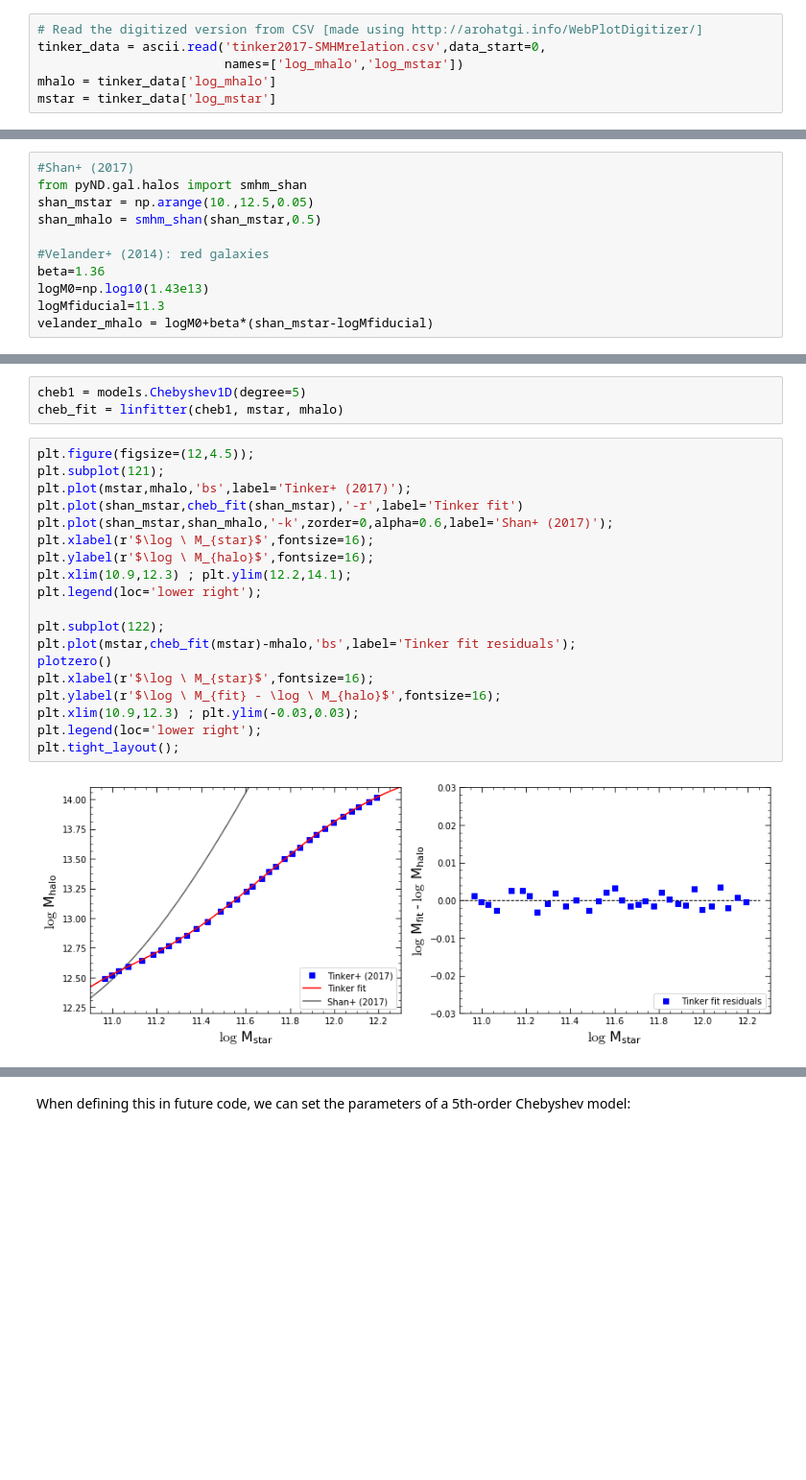
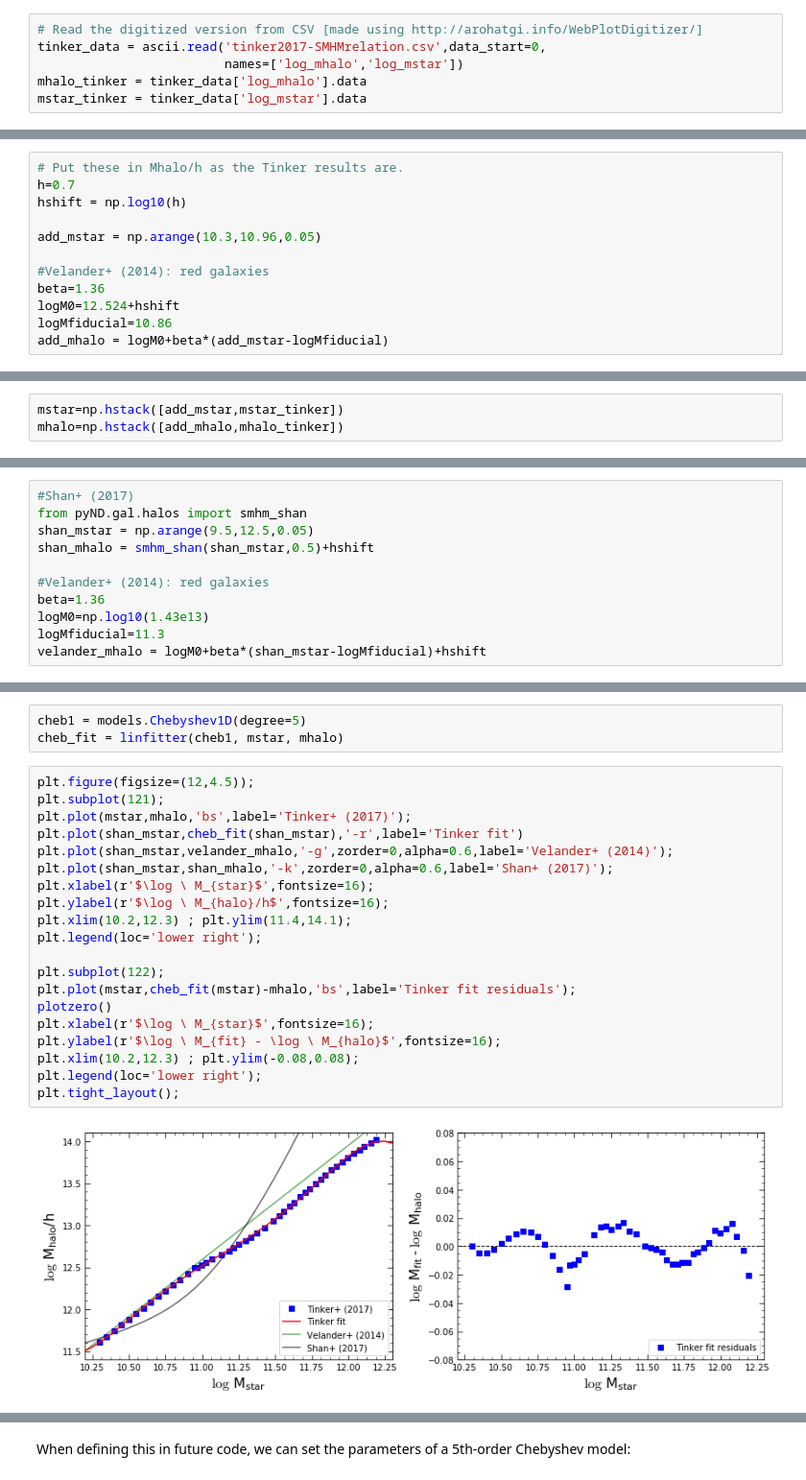
Before and after one commit to jchowk/pyND, a Jupyter notebook: gal/Notebooks/SMHM_Tinker2017_fits.ipynb, the cells around one changed output, grey strips where cells are left out. Shown at 96% size. Saved outputs shown, nothing was run; the diff lists cells and outputs as text; blank space fills up the shorter version.

Commit message:
*Adjustments to Tinker fits. --Low masses adjusted to match power law from Velander+ (2014) normalized to match lowest-mass Tinker points. *Updated Tinker notebook to account for adjustments.

```diff
--- a/gal/Notebooks/SMHM_Tinker2017_fits.ipynb
+++ b/gal/Notebooks/SMHM_Tinker2017_fits.ipynb
@@ -24,5 +24,5 @@ The digitized version of Figure 10 (above) was created using [WebPlotDigitizer](
 # Read the digitized version from CSV [made using http://arohatgi.info/WebPlotDigitizer/]
 tinker_data = ascii.read('tinker2017-SMHMrelation.csv',data_start=0,
                          names=['log_mhalo','log_mstar'])
-mhalo = tinker_data['log_mhalo']
-mstar = tinker_data['log_mstar']
+mhalo_tinker = tinker_data['log_mhalo'].data
+mstar_tinker = tinker_data['log_mstar'].data
@@ -28,0 +32,12 @@ mstar = tinker_data['log_mstar']
+# %%
+# Put these in Mhalo/h as the Tinker results are.
+h=0.7
+hshift = np.log10(h)
+
+add_mstar = np.arange(10.3,10.96,0.05)
+
+#Velander+ (2014): red galaxies
+beta=1.36
+logM0=12.524+hshift
+logMfiducial=10.86
+add_mhalo = logM0+beta*(add_mstar-logMfiducial)
@@ -29,16 +46,19 @@ mstar = tinker_data['log_mstar']
+# %%
+mstar=np.hstack([add_mstar,mstar_tinker])
+mhalo=np.hstack([add_mhalo,mhalo_tinker])
 # %% [markdown]
 We're going to compare this to the results from Shan+ (2017) and Velander+ (2014). The following creates the relationships from those works.
 # %%
 #Shan+ (2017)
 from pyND.gal.halos import smhm_shan
-shan_mstar = np.arange(10.,12.5,0.05)
-shan_mhalo = smhm_shan(shan_mstar,0.5)
+shan_mstar = np.arange(9.5,12.5,0.05)
+shan_mhalo = smhm_shan(shan_mstar,0.5)+hshift
 
 #Velander+ (2014): red galaxies
 beta=1.36
 logM0=np.log10(1.43e13)
 logMfiducial=11.3
-velander_mhalo = logM0+beta*(shan_mstar-logMfiducial)
+velander_mhalo = logM0+beta*(shan_mstar-logMfiducial)+hshift
 # %%
 plt.figure(figsize=(12,4));
 plt.subplot(121);
@@ -78,22 +99,23 @@ cheb_fit = linfitter(cheb1, mstar, mhalo)
 # %%
 plt.figure(figsize=(12,4.5));
 plt.subplot(121);
 plt.plot(mstar,mhalo,'bs',label='Tinker+ (2017)');
 plt.plot(shan_mstar,cheb_fit(shan_mstar),'-r',label='Tinker fit')
+plt.plot(shan_mstar,velander_mhalo,'-g',zorder=0,alpha=0.6,label='Velander+ (2014)');
 plt.plot(shan_mstar,shan_mhalo,'-k',zorder=0,alpha=0.6,label='Shan+ (2017)');
 plt.xlabel(r'$\log \ M_{star}$',fontsize=16);
-plt.ylabel(r'$\log \ M_{halo}$',fontsize=16);
-plt.xlim(10.9,12.3) ; plt.ylim(12.2,14.1);
+plt.ylabel(r'$\log \ M_{halo}/h$',fontsize=16);
+plt.xlim(10.2,12.3) ; plt.ylim(11.4,14.1);
 plt.legend(loc='lower right');
 
 plt.subplot(122);
 plt.plot(mstar,cheb_fit(mstar)-mhalo,'bs',label='Tinker fit residuals');
 plotzero()
 plt.xlabel(r'$\log \ M_{star}$',fontsize=16);
 plt.ylabel(r'$\log \ M_{fit} - \log \ M_{halo}$',fontsize=16);
-plt.xlim(10.9,12.3) ; plt.ylim(-0.03,0.03);
+plt.xlim(10.2,12.3) ; plt.ylim(-0.08,0.08);
 plt.legend(loc='lower right');
 plt.tight_layout();
 # %% [output]
-[figure, old version]
+[figure, new version]
 # %% [markdown]
```
Also changed, not shown: parts of 17 cells of this notebook, 1 other file.
